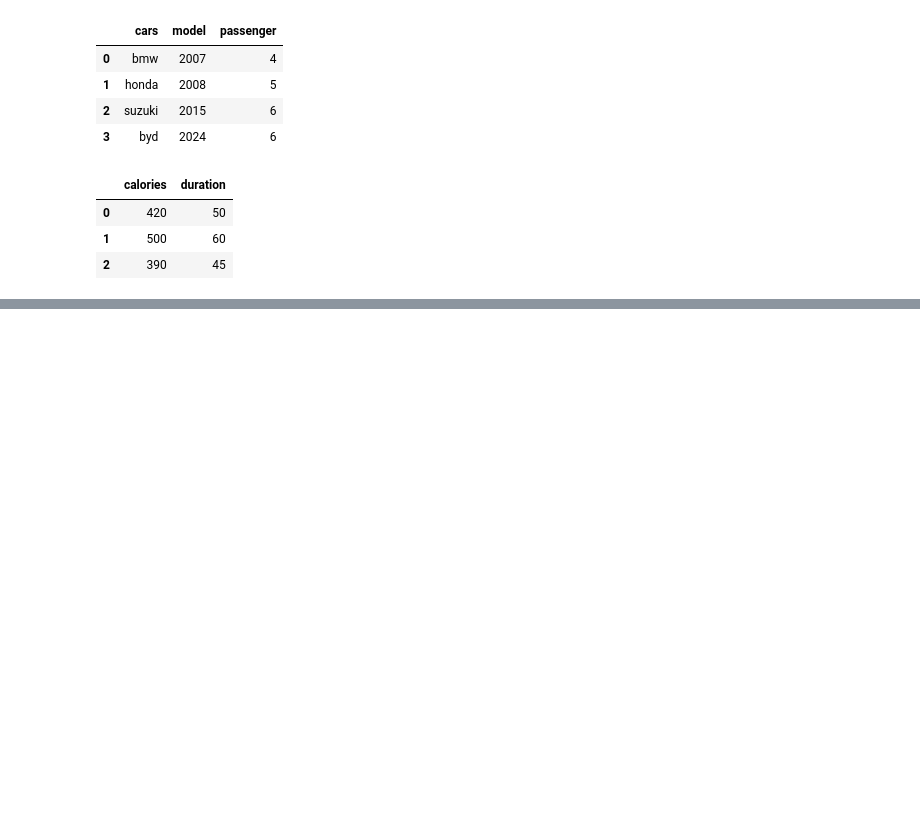
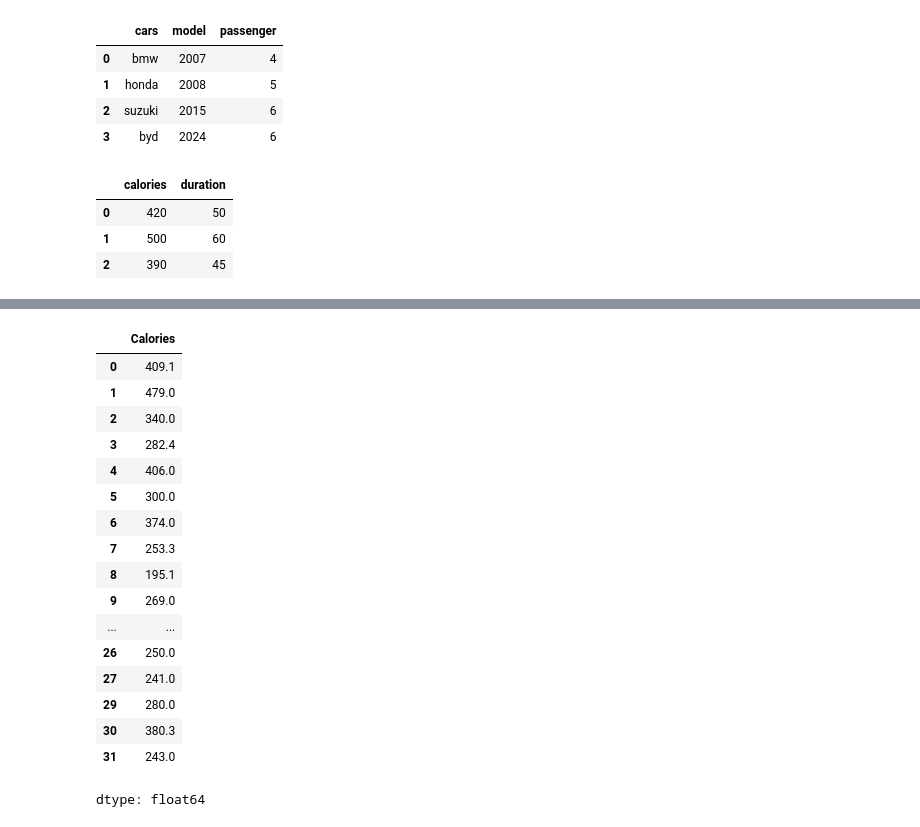
Before and after one commit to OrthrusB/ML-From-Scratch, a Jupyter notebook: Introduction/pandas.ipynb, the cells around one changed output, grey strips where cells are left out. Drawn from its saved outputs; the diff is of its cells as text; code cells hidden in the pictures; blank space fills up the shorter version.

```diff
--- a/Introduction/pandas.ipynb
+++ b/Introduction/pandas.ipynb
@@ -89,0 +171,23 @@ df
+# %%
+#another way of handling the null value is by replacing the null values with some values using fillna()
+df_new=dF["Calories"].fillna(130)
+df_new
+# %% [output]
+|  | Calories |
+| 0 | 409.1 |
+| 1 | 479.0 |
+| 2 | 340.0 |
+| 3 | 282.4 |
+| 4 | 406.0 |
+| 5 | 300.0 |
+| 6 | 374.0 |
+| 7 | 253.3 |
+| 8 | 195.1 |
+| 9 | 269.0 |
+| ... | ... |
+| 26 | 250.0 |
+| 27 | 241.0 |
+| 29 | 280.0 |
+| 30 | 380.3 |
+| 31 | 243.0 |
+dtype: float64
```
Also changed, not shown: parts of 11 cells of this notebook.
